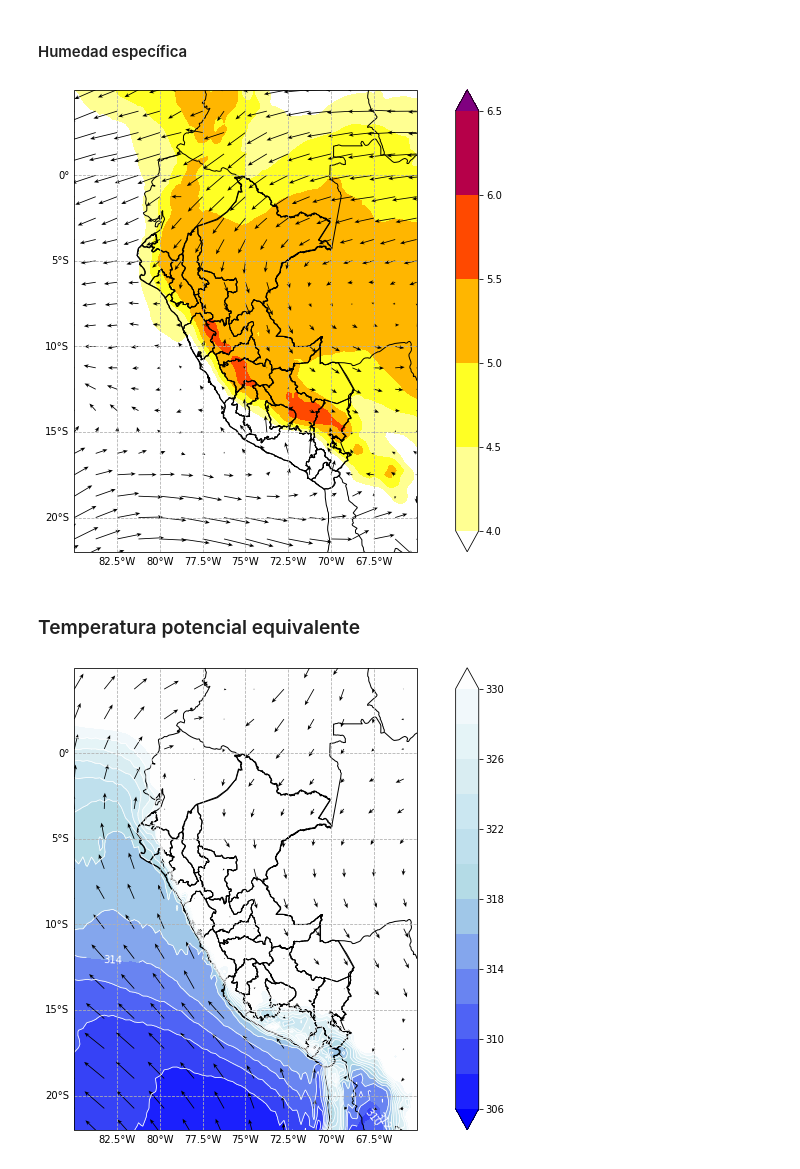
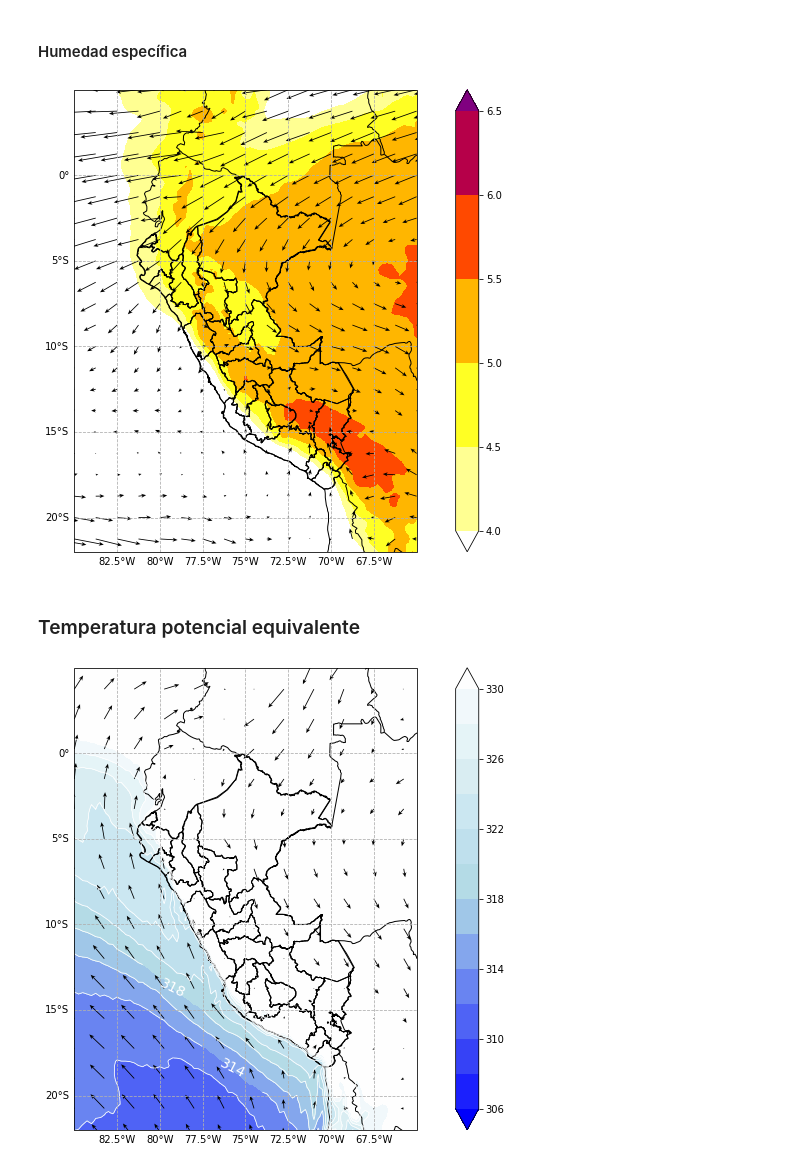
Before and after one commit to rosepb28/ERA5, a Jupyter notebook: era5.ipynb, the cells around one changed output. Cells and saved outputs as stored; diff of their text form; code cells hidden in the pictures.

```diff
--- a/era5.ipynb
+++ b/era5.ipynb
@@ -60,7 +60,7 @@ Result(content_length=25027896,content_type=application/x-netcdf,location=https:
 # %% [markdown]
 ## Lectura de archivo
 # %%
-file = "NC/nov21.nc"
+file = "NC/dic21.nc"
 data = Dataset(file)
 # %%
 for v in data.variables.keys():
@@ -266,7 +266,7 @@ fig.savefig('Img/{}/q550.png'.format(month), dpi=fig.dpi, bbox_inches= 'tight')
 
 plt.show()
 # %% [output]
-[figure, old version]
+[figure, new version]
 # %% [markdown]
 ### Temperatura potencial equivalente
 # %%
@@ -283,32 +283,32 @@ te=t*(1+(2529.8804*rm/t))
 tpe=te*pow(1000/950,0.286)
 
 levs = np.arange(306,332,2)
 cmap, norm = c_cmap('Colores/tpe.xlsx', '950', levs)
 
 fig=plt.figure(figsize=(14,8.5), facecolor='white')
 prj=ccrs.PlateCarree()
 ax = plt.axes(projection = prj)
 sn = 7
 cx = ax.contourf(ln,lt,tpe,levs, transform=prj, cmap=cmap, norm= norm, extend='both')
 cs = ax.contour(ln,lt,tpe,levs,transform=prj, colors='w',linewidths=0.8)
-ax.clabel(cs,colors='w',fmt='%d', inline=1, fontsize=10,inline_spacing=4)
+ax.clabel(cs,colors='w',fmt='%d', inline=1, fontsize=14,inline_spacing=4)
 ax.quiver(ln[::sn,::sn],lt[::sn,::sn],u[::sn,::sn],v[::sn,::sn], color = 'k', scale = 120, headwidth=5, headlength=6)
 
 #Límites de países y departamentos
 dir_shp = 'SHP/DEPARTAMENTOS.shp'
 shp = list(shpreader.Reader(dir_shp).geometries())
 ax.add_geometries(shp,prj,edgecolor='black',facecolor='None')
 ax.add_feature(cfeature.BORDERS)
 ax.add_feature(cfeature.COASTLINE)
 #Grillas y etiquetas de lat,lon
 gl = ax.gridlines(draw_labels=True,linestyle='--')
 gl.top_labels = gl.right_labels = False
 ax.set_extent([-85,-65,-22,5], crs=prj)
 
 plt.colorbar(cx)
 
 fig.savefig('Img/{}/tpe950.png'.format(month), dpi=fig.dpi, bbox_inches= 'tight')
 
 plt.show()
 # %% [output]
-[figure, old version]
+[figure, new version]
```
Also changed, not shown: parts of 3 cells of this notebook, 6 other files.
